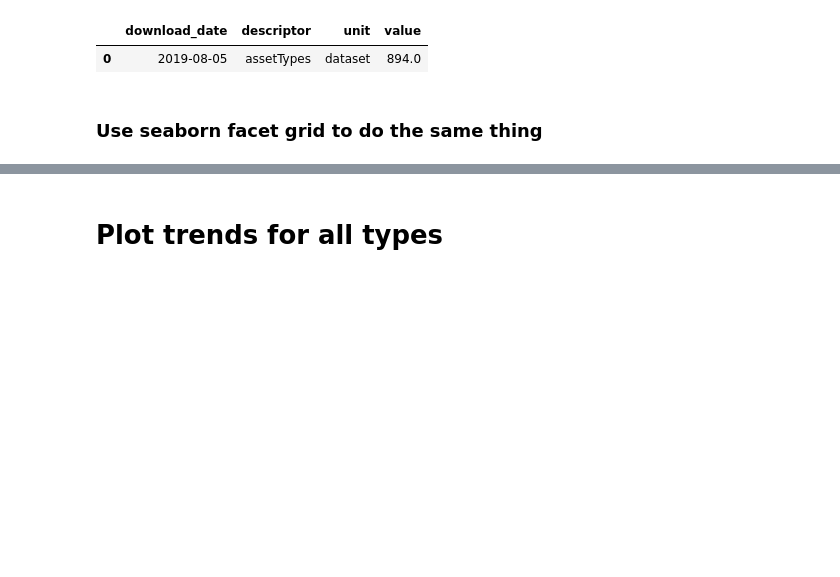
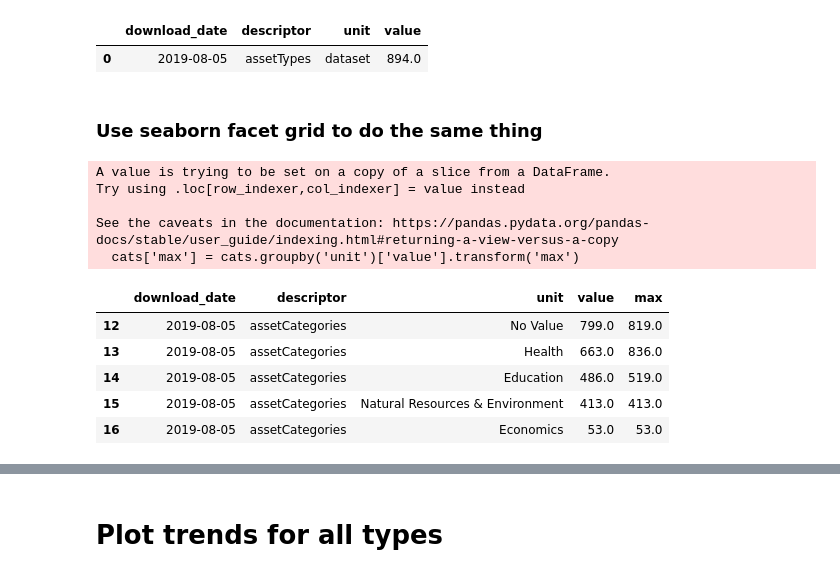
Before and after one commit to OpenDataLiteracy/WSL-AMF, a Jupyter notebook: assessment/code/Change-over-time.ipynb, the cells around one changed output, grey strips where cells are left out. Cells and saved outputs as stored; diff of their text form; code cells hidden in the pictures; blank space fills up the shorter version.

```diff
--- a/assessment/code/Change-over-time.ipynb
+++ b/assessment/code/Change-over-time.ipynb
@@ -124,3 +128,20 @@ df.head(1)
 | 0 | 2019-08-05 | assetTypes | dataset | 894.0 |
 # %% [markdown]
 ### Use seaborn facet grid to do the same thing
+# %%
+#Set up the dataframe
+cats=df[df['descriptor']=='assetCategories']
+cats['max'] = cats.groupby('unit')['value'].transform('max')
+cats.head(5)
+# %% [output]
+A value is trying to be set on a copy of a slice from a DataFrame.
+Try using .loc[row_indexer,col_indexer] = value instead
+
+See the caveats in the documentation: https://pandas.pydata.org/pandas-docs/stable/user_guide/indexing.html#returning-a-view-versus-a-copy
+  cats['max'] = cats.groupby('unit')['value'].transform('max')
+|  | download_date | descriptor | unit | value | max |
+| 12 | 2019-08-05 | assetCategories | No Value | 799.0 | 819.0 |
+| 13 | 2019-08-05 | assetCategories | Health | 663.0 | 836.0 |
+| 14 | 2019-08-05 | assetCategories | Education | 486.0 | 519.0 |
+| 15 | 2019-08-05 | assetCategories | Natural Resources & Environment | 413.0 | 413.0 |
+| 16 | 2019-08-05 | assetCategories | Economics | 53.0 | 53.0 |
```
Also changed, not shown: parts of 7 cells of this notebook.
